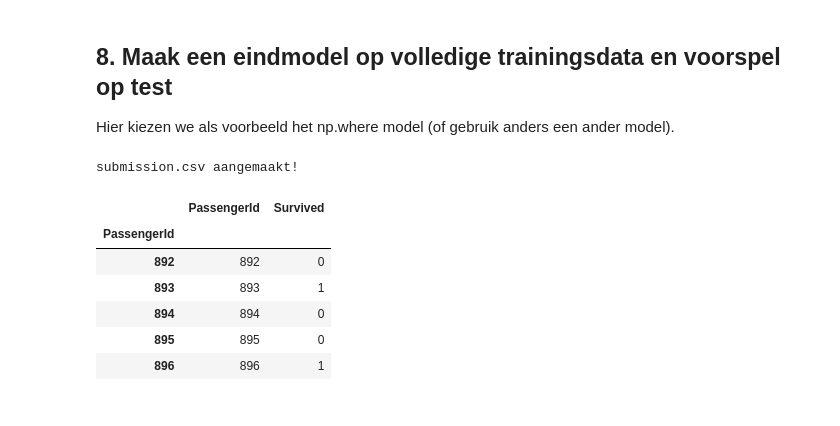
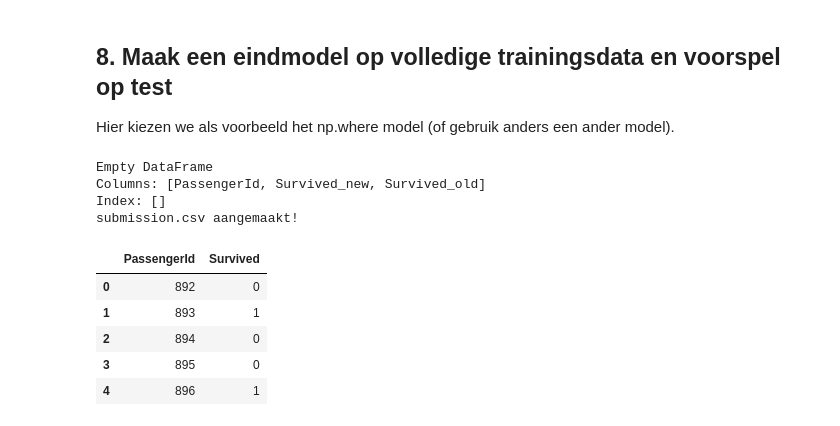
Before and after one commit to Buusta/Data-Science-Groep-10, a Jupyter notebook: case 1/Titanic.ipynb, the cells around one changed output. Drawn from its saved outputs; the diff is of its cells as text; code cells hidden in the pictures.

```diff
--- a/case 1/Titanic.ipynb
+++ b/case 1/Titanic.ipynb
@@ -321,19 +394,33 @@ Hier kiezen we als voorbeeld het np.where model (of gebruik anders een ander mod
 # %%
 submission = pd.DataFrame({
     'PassengerId' : SurvivalTest.index,
     'Survived' : SurvivalTest['Survived_pred']
-    })
+}).reset_index(drop=True)
 
+submissionPrev = pd.read_csv('submission.csv')
+
+comparison = submission.merge(
+    submissionPrev,
+    on="PassengerId",
+    suffixes=("_new", "_old")
+)
+
+# Find rows where prediction differs
+differences = comparison[comparison["Survived_new"] != comparison["Survived_old"]]
+print(differences)
+#print(submission.head(), submissionPrev.head())
 
 submission.to_csv("submission.csv", index=False)
 print("submission.csv aangemaakt!")
 submission.head()
 # %% [output]
+Empty DataFrame
+Columns: [PassengerId, Survived_new, Survived_old]
+Index: []
 submission.csv aangemaakt!
 |  | PassengerId | Survived |
-| PassengerId |  |  |
-| 892 | 892 | 0 |
-| 893 | 893 | 1 |
-| 894 | 894 | 0 |
-| 895 | 895 | 0 |
-| 896 | 896 | 1 |
+| 0 | 892 | 0 |
+| 1 | 893 | 1 |
+| 2 | 894 | 0 |
+| 3 | 895 | 0 |
+| 4 | 896 | 1 |
```
Also changed, not shown: parts of 4 cells of this notebook.
